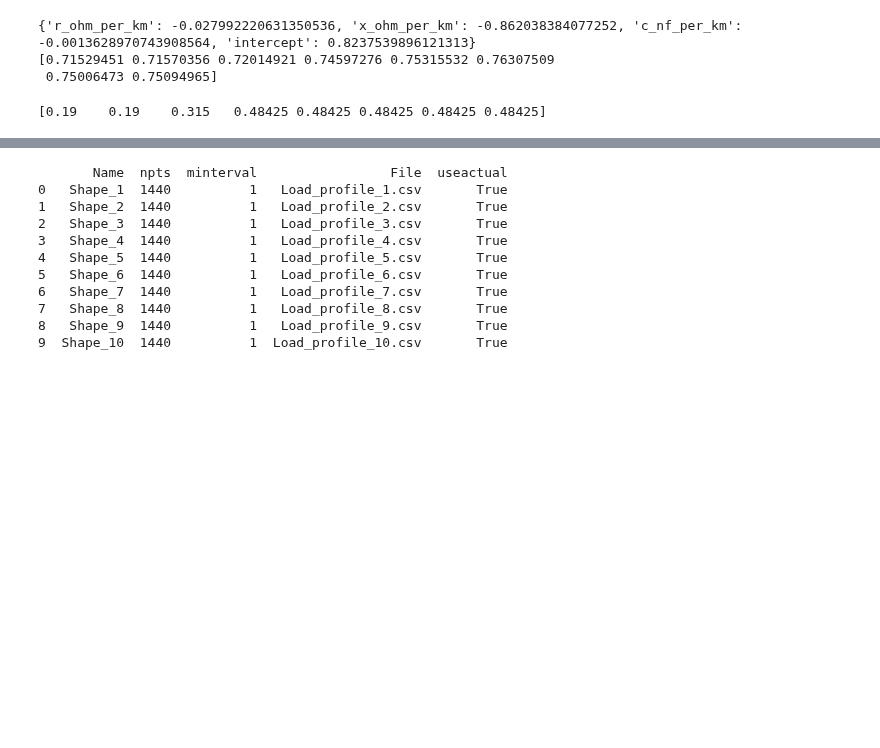
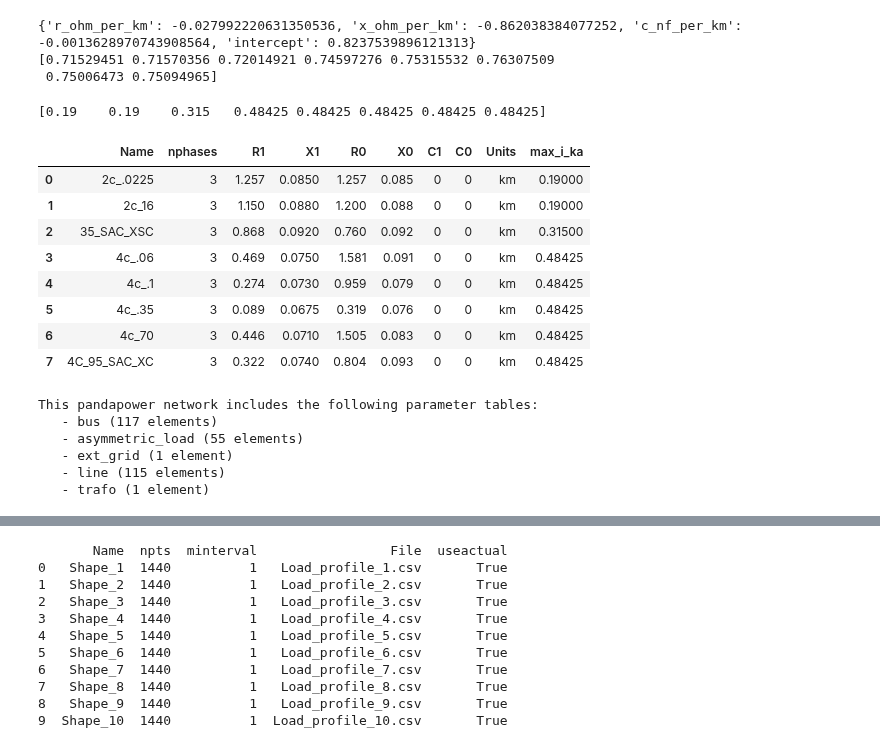
Before and after one commit to antoniovitorvb/IST-thesis-hosting-capacity, a Jupyter notebook: code/power_run2.ipynb, the cells around one changed output, grey strips where cells are left out. Cells and saved outputs as stored; diff of their text form; code cells hidden in the pictures; blank space fills up the shorter version.

```diff
--- a/code/power_run2.ipynb
+++ b/code/power_run2.ipynb
@@ -118,19 +181,28 @@ print(y_pred_lr)
 # %%
 from sklearn.neighbors import KNeighborsRegressor
 from sklearn.preprocessing import StandardScaler
 
 scaler = StandardScaler()
 X_scaled = scaler.fit_transform(X)
 x_test_scaled = scaler.fit_transform(x_test)
 
 knn = KNeighborsRegressor(n_neighbors=4)
 knn.fit(X_scaled, Y)
 
 y_pred_knn = knn.predict(x_test_scaled)
 print(y_pred_knn)
 
-# lineCodes_df['max_i_ka'] = y_pred_knn
-# lineCodes_df
+lineCodes_df['max_i_ka'] = y_pred_knn
+lineCodes_df
 # %% [output]
 [0.19    0.19    0.315   0.48425 0.48425 0.48425 0.48425 0.48425]
+|  | Name | nphases | R1 | X1 | R0 | X0 | C1 | C0 | Units | max_i_ka |
+| 0 | 2c_.0225 | 3 | 1.257 | 0.0850 | 1.257 | 0.085 | 0 | 0 | km | 0.19000 |
+| 1 | 2c_16 | 3 | 1.150 | 0.0880 | 1.200 | 0.088 | 0 | 0 | km | 0.19000 |
+| 2 | 35_SAC_XSC | 3 | 0.868 | 0.0920 | 0.760 | 0.092 | 0 | 0 | km | 0.31500 |
+| 3 | 4c_.06 | 3 | 0.469 | 0.0750 | 1.581 | 0.091 | 0 | 0 | km | 0.48425 |
+| 4 | 4c_.1 | 3 | 0.274 | 0.0730 | 0.959 | 0.079 | 0 | 0 | km | 0.48425 |
+| 5 | 4c_.35 | 3 | 0.089 | 0.0675 | 0.319 | 0.076 | 0 | 0 | km | 0.48425 |
+| 6 | 4c_70 | 3 | 0.446 | 0.0710 | 1.505 | 0.083 | 0 | 0 | km | 0.48425 |
+| 7 | 4C_95_SAC_XC | 3 | 0.322 | 0.0740 | 0.804 | 0.093 | 0 | 0 | km | 0.48425 |
 # %%
@@ -144,7 +218,8 @@ net.line.drop(net.line.index, inplace=True)
 for _, line in full_line_df.iterrows():
     # print(line)
     pp.create_line_from_parameters(
-        net, from_bus = line['Bus1'], to_bus = line['Bus2'],
+        net, from_bus = bus_map[math.floor(line['Bus1'])],
+        to_bus = bus_map[math.floor(line['Bus2'])],
         length_km = line['Length'],
         r_ohm_per_km=line["R1"],
         x_ohm_per_km=line["X1"],
@@ -152,3 +227,12 @@ for _, line in full_line_df.iterrows():
         max_i_ka=line["max_i_ka"],
         name=line["Name_x"]
     )
+
+net
+# %% [output]
+This pandapower network includes the following parameter tables:
+   - bus (117 elements)
+   - asymmetric_load (55 elements)
+   - ext_grid (1 element)
+   - line (115 elements)
+   - trafo (1 element)
```
Also changed, not shown: parts of 11 cells of this notebook, 2 other files.
